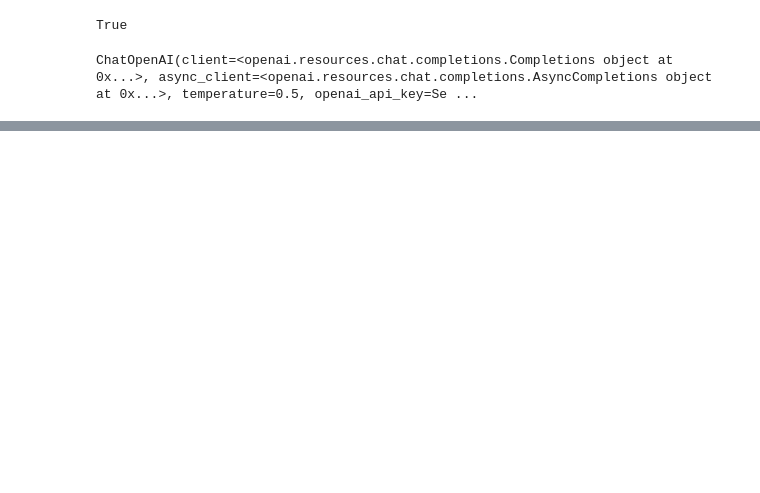
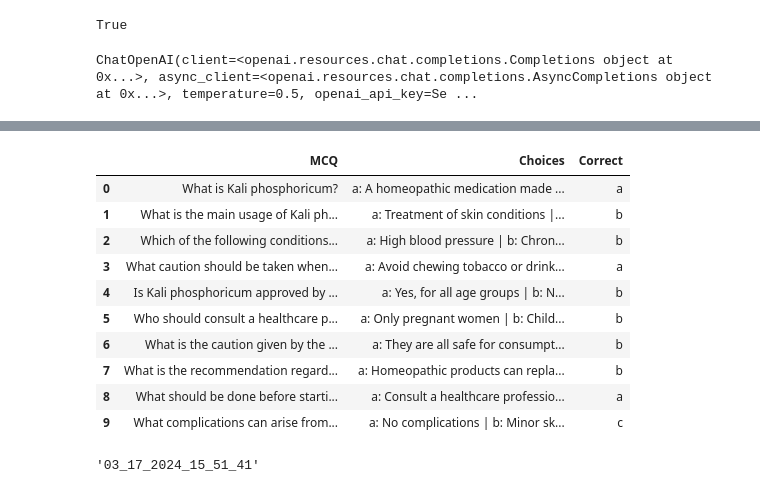
Before and after one commit to PriyamSharma01/mcqgenerator, a Jupyter notebook: experiment/mcq.ipynb, the cells around one changed output, grey strips where cells are left out. Saved outputs shown, nothing was run; the diff lists cells and outputs as text; code cells hidden in the pictures; blank space fills up the shorter version.

```diff
--- a/experiment/mcq.ipynb
+++ b/experiment/mcq.ipynb
@@ -102,0 +132,11 @@ SyntaxError: (unicode error) 'unicodeescape' codec can't decode bytes in positio
+# %%
+with get_openai_callback() as cb:
+    response=generate_evaluate_chain(
+        {
+            "text": TEXT,
+            "number": NUMBER,
+            "subject": SUBJECT,
+            "tone": TONE,
+            "response_json": json.dumps(RESPONSE_JSON)
+        }
+    )
@@ -102,0 +261,5 @@ SyntaxError: (unicode error) 'unicodeescape' codec can't decode bytes in positio
+# %%
+quiz = response.get("quiz")
+# %%
+quiz = json.loads(quiz)
+quiz
@@ -102,0 +288,13 @@ SyntaxError: (unicode error) 'unicodeescape' codec can't decode bytes in positio
+# %%
+quiz_table_data = []
+for key,value in quiz.items():
+    mcq = value["mcq"]
+    options = " | ".join(
+        [
+            f"{option}: {option_value}"
+            for option,option_value in value["options"].items()
+        ]
+    )
+
+    correct = value["correct"]
+    quiz_table_data.append({"MCQ":mcq, "Choices":options, "Correct": correct})
@@ -102,0 +321,15 @@ SyntaxError: (unicode error) 'unicodeescape' codec can't decode bytes in positio
+# %%
+quiz = pd.DataFrame(quiz_table_data)
+quiz
+# %% [output]
+|  | MCQ | Choices | Correct |
+| 0 | What is Kali phosphoricum? | a: A homeopathic medication made ... | a |
+| 1 | What is the main usage of Kali ph... | a: Treatment of skin conditions |... | b |
+| 2 | Which of the following conditions... | a: High blood pressure | b: Chron... | b |
+| 3 | What caution should be taken when... | a: Avoid chewing tobacco or drink... | a |
+| 4 | Is Kali phosphoricum approved by ... | a: Yes, for all age groups | b: N... | b |
+| 5 | Who should consult a healthcare p... | a: Only pregnant women | b: Child... | b |
+| 6 | What is the caution given by the ... | a: They are all safe for consumpt... | b |
+| 7 | What is the recommendation regard... | a: Homeopathic products can repla... | b |
+| 8 | What should be done before starti... | a: Consult a healthcare professio... | a |
+| 9 | What complications can arise from... | a: No complications | b: Minor sk... | c |
@@ -102,0 +338,5 @@ SyntaxError: (unicode error) 'unicodeescape' codec can't decode bytes in positio
+# %%
+from datetime import datetime
+datetime.now().strftime('%m_%d_%Y_%H_%M_%S')
+# %% [output]
+'03_17_2024_15_51_41'
```
Also changed, not shown: parts of 20 cells of this notebook, 2 other files.
